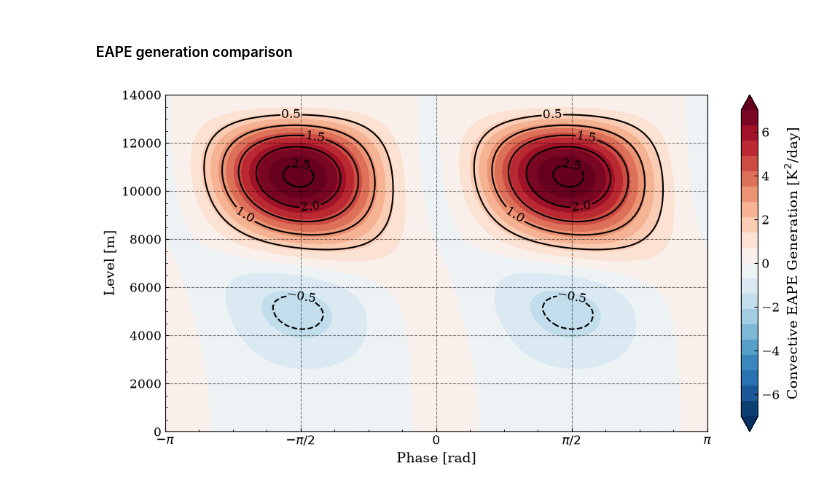
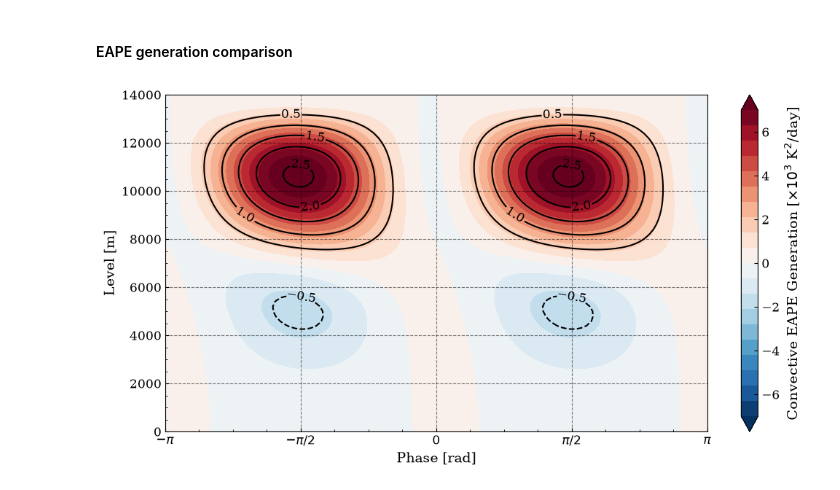
Before and after one commit to JosephKan828/Kuang_v0.3.0_Analysis, a Jupyter notebook: NoRad_CldRad/2026_AOGS.ipynb, the cells around one changed output. Cells and saved outputs as stored; diff of their text form; code cells hidden in the pictures.

```diff
--- a/NoRad_CldRad/2026_AOGS.ipynb
+++ b/NoRad_CldRad/2026_AOGS.ipynb
@@ -143,32 +143,32 @@ fig, ax = plt.subplots(1, 1, figsize=(12, 6))
 no_ctf = ax.contourf(
     x_norad, z,
     conv_gen["NoRad"]*1e3,
     cmap="RdBu_r",
     levels=np.linspace(-7, 7, 21),
     extend="both"
 )
 
 cld_ct = ax.contour(
     x_cldrad, z,
     conv_gen["CldRad"]*1e3,
     colors="k",
     levels=[i for i in np.linspace(-2.5, 2.5, 11) if np.abs(i)>1e-3]
 )
 
 ax.minorticks_on()
 ax.set_xticks(np.linspace(-np.pi, np.pi, 5))
 ax.set_xticklabels([r"$-\pi$", r"$-\pi/2$", r"$0$", r"$\pi/2$", r"$\pi$"])
 
 ax.set_xlabel("Phase [rad]")
 ax.set_ylabel("Level [m]")
 ax.clabel(cld_ct, inline=True, fontsize=12)
 ax.grid(color="k", linestyle="--", alpha=0.5)
 cbar = fig.colorbar(no_ctf, ax=ax)
 cbar.set_ticks(np.linspace(-6, 6, 7))
-cbar.set_label(r"Convective EAPE Generation [K$^2$/day]")
+cbar.set_label(r"Convective EAPE Generation [$\times 10^3$ K$^2$/day]")
 
 plt.savefig(figr_dir / "conv_gen.png", dpi=500, bbox_inches="tight")
 plt.show()
 plt.close(fig)
 # %% [output]
-[figure, old version]
+[figure, new version]
```
Also changed, not shown: parts of 3 cells of this notebook, 1 other file.
